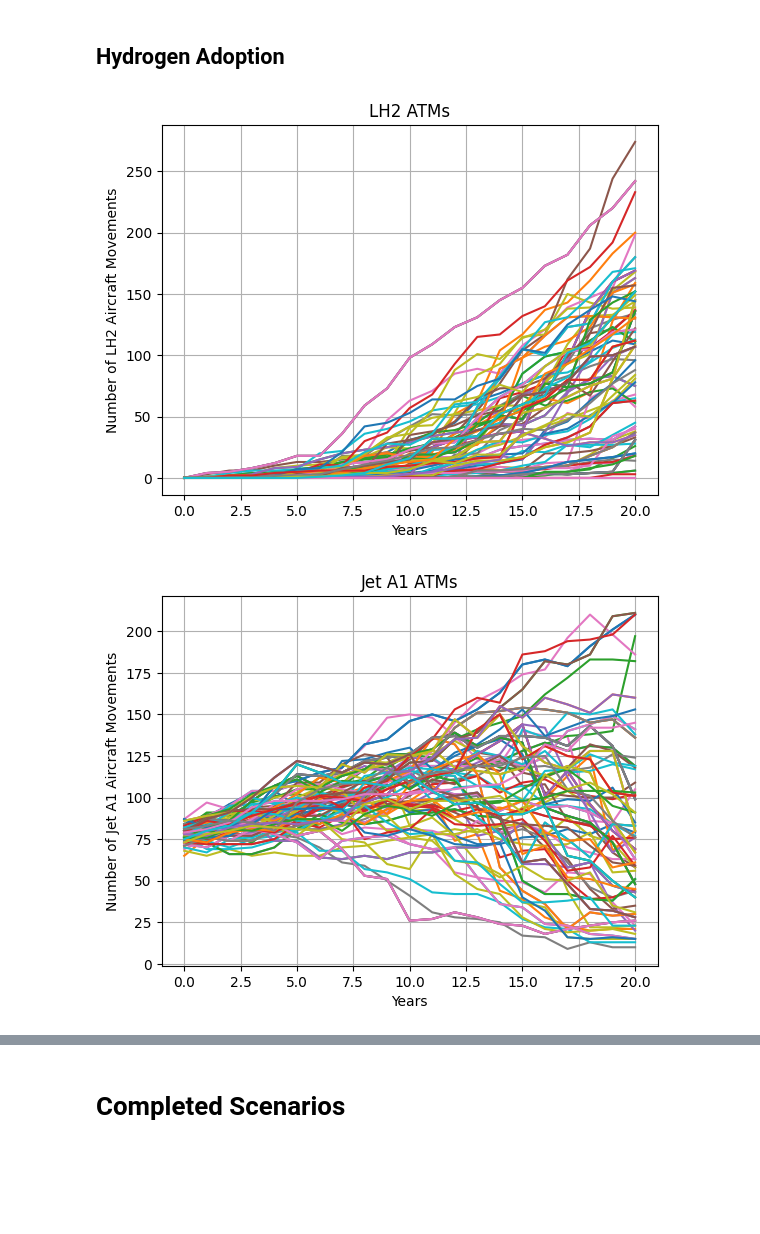
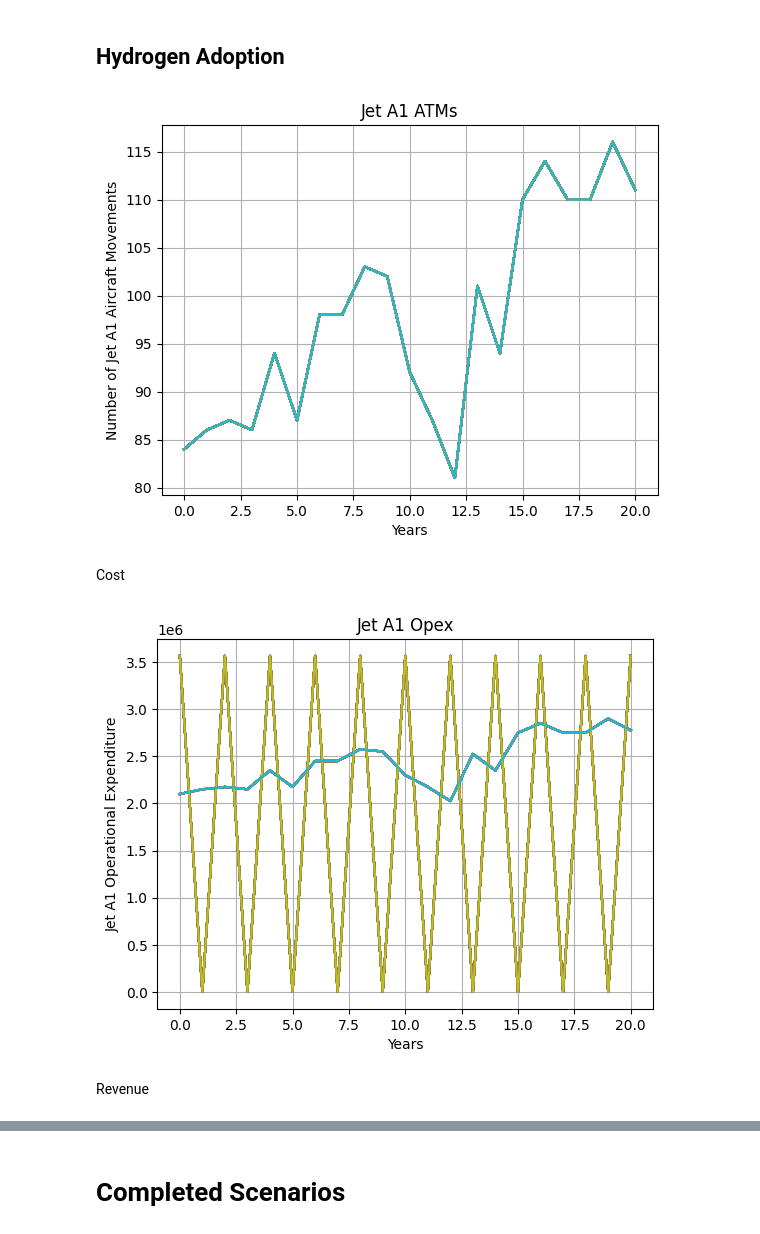
Before and after one commit to Oli767/Masterthesis, a Jupyter notebook: MT.ipynb, the cells around one changed output, grey strips where cells are left out. Drawn from its saved outputs; the diff is of its cells as text; code cells hidden in the pictures; blank space fills up the shorter version.

```diff
--- a/MT.ipynb
+++ b/MT.ipynb
@@ -84,7 +84,7 @@ Param = {
     "Dt0": 25000000,  # Demand at t0
     "dt": 1,  # Steptime in Years
     "Fth": 20,  # Time Horizon of Forecasts in Steptime
-    "No_Forecasts": 100,  # Number of Forecasts
+    "No_Forecasts": 1,  # Number of Forecasts
     "No_Forecasts_plot": 100,  # Number of Forecasts to be plotted
     "mu": 0.042754330256447565,  # Average Demand growth per year
     "sigma": 0.05813761525452841,  # Volatility of Demand development per year
@@ -117,20 +117,20 @@ Param = {
     "CC_Pipeline_LH2": 30000,  # Construction cost of LH2 pipelines per unit of K
     "TS_D_LH": 100000,  # Threshold for LH2 yearly demand before pipeline installation viable
     "D_LH_Fuel_ATM": 5,  # LH2 Yearly Demand per LH2 Aircraft Movement
-    "CE_Dock_Jet": 100,  # Cost of energy and water for Jet A1 dockstands per unit of K used
-    "CE_Open_Jet": 50,  # Cost of energy and water for Jet A1 openstands per unit of K used
+    "CE_Dock_Jet": 10,  # Cost of energy and water for Jet A1 dockstands per unit of K used
+    "CE_Open_Jet": 5,  # Cost of energy and water for Jet A1 openstands per unit of K used
     "CM_Over_Jet": 0,  # Cost of over (unused) Jet A1 stand capacity per unit of K unused
     "CM_Under_Jet": 0,  # Opportunity cost of lacking Jet A1 stand capacity per unit of K missing
-    "CE_Dock_LH": 100,  # Cost of energy and water for LH2 dockstands per unit of K
-    "CE_Open_LH": 50,  # Cost of energy and water for LH2 openstands per unit of K
+    "CE_Dock_LH": 10,  # Cost of energy and water for LH2 dockstands per unit of K
+    "CE_Open_LH": 5,  # Cost of energy and water for LH2 openstands per unit of K
     "CM_Over_LH": 0,  # Cost of over (unused) LH2 stand capacity per unit of K unused
     "CM_Under_LH": 0,  # Opportunity cost of lacking Jet A1 stand capacity per unit of K missing
     "CE_Terminal": 0.5,  # Cost of terminal operations in USD per unit of passenger
-    "re_Dock_Jet": 100,  # Revenue per Jet A1 ATM at dockstands per unit of ATM
-    "re_Open_Jet": 80,  # Revenue per Jet A1 ATM at openstands per unit of ATM
+    "re_Dock_Jet": 10,  # Revenue per Jet A1 ATM at dockstands per unit of ATM
+    "re_Open_Jet": 8,  # Revenue per Jet A1 ATM at openstands per unit of ATM
     "rf_Jet": 10,  # Revenue from Jet A1 fuel sales per unit of ATM
-    "re_Dock_LH": 100,  # Revenue per LH2 ATM at dockstands per unit of ATM
-    "re_Open_LH": 80,  # Revenue per LH2 ATM at dockstands per unit of ATM
+    "re_Dock_LH": 10,  # Revenue per LH2 ATM at dockstands per unit of ATM
+    "re_Open_LH": 8,  # Revenue per LH2 ATM at dockstands per unit of ATM
     "rf_LH": 10,  # Revenue from LH2 fuel sales per unit of ATM
     "re_Pax": 1,  # Revenue per passenger within the terminal per unit of passenger
     "re_Rent": 1000,  # Revenue from renting spaces per unit of capacity K
@@ -144,7 +144,7 @@ Param = {
 Param["time"] = np.arange(1, Param["Fth"] + 2, Param["dt"])
 
 # Number of shocks per Forecast (No_Forecasts)
-Param["num_shocks"] = Param["No_Forecasts"] * 0.5
+Param["num_shocks"] = Param["No_Forecasts"] * 0.2
 
 # Mix and Capacity of the Aircraft Types
 # Param["Mix"] = np.array([0.8, 0.1, 0.1])  # Short, Medium, Longhaul Mix
@@ -229,16 +221,15 @@ S_value_matrix = fn.S_curve(Param)
 # %%
 d_ATM_LH, d_ATM_LH_mix = fn.LH2_technology_adoption(Param, S_value_matrix, d_ATM_mix)
 
-fn.Scenario_plot(Param, d_ATM_LH, True, "LH2 ATMs", "Number of LH2 Aircraft Movements")
+# fn.Scenario_plot(Param, d_ATM_LH, True, "LH2 ATMs", "Number of LH2 Aircraft Movements")
 # fn.ATM_plot(d_ATM_LH_mix, Param)
 
 d_ATM_Jet = d_ATM - d_ATM_LH
 fn.Scenario_plot(
     Param, d_ATM_Jet, True, "Jet A1 ATMs", "Number of Jet A1 Aircraft Movements"
 )
 
 d_ATM_Jet_mix = np.round(d_ATM_mix - d_ATM_LH_mix, 0)
 # fn.ATM_plot(d_ATM_Jet_mix, Param)
 # %% [output]
-[figure, old version]
+[figure, new version]
-[figure, removed]
@@ -244,0 +275,44 @@ d_ATM_Jet_mix = np.round(d_ATM_mix - d_ATM_LH_mix, 0)
+# %% [markdown]
+Cost
+# %%
+Total_cost = fn.Total_Cost_calculation(
+    Param,
+    delta_K_Jet_Test,
+    delta_K_LH_Test,
+    k_Jet_Test,
+    k_LH_Test,
+    d_ATM_Jet,
+    d_ATM_LH,
+    Shock_Scenarios,
+    K_Jet_Test_Yearly,
+    K_LH_Test_Yearly,
+    D_Jet_Test_Yearly,
+    D_LH_Test_Yearly,
+)
+
+Capex_Jet = fn.Capex_Jet(Param, delta_K_Jet_Test)
+Opex_Jet = fn.Opex_Jet(
+    Param, k_Jet_Test, d_ATM_Jet, K_Jet_Test_Yearly, D_Jet_Test_Yearly
+)
+fn.Scenario_plot(
+    Param,
+    np.vstack((Capex_Jet, Opex_Jet)),
+    True,
+    "Jet A1 Opex",
+    "Jet A1 Operational Expenditure",
+)
+
+# Capex_LH = fn.Capex_LH(Param, delta_K_LH_Test, D_Jet_Test_Yearly)
+# Opex_LH = fn.Opex_LH(Param, k_LH_Test, d_ATM_LH, K_LH_Test_Yearly, D_LH_Test_Yearly)
+
+# fn.Scenario_plot(
+#     Param,
+#     np.vstack((Capex_LH, Opex_LH)),
+#     True,
+#     "LH Opex",
+#     "LH Operational Expenditure",
+# )
+# %% [output]
+[figure, added]
+# %% [markdown]
+Revenue
```
Also changed, not shown: parts of 20 cells of this notebook.
